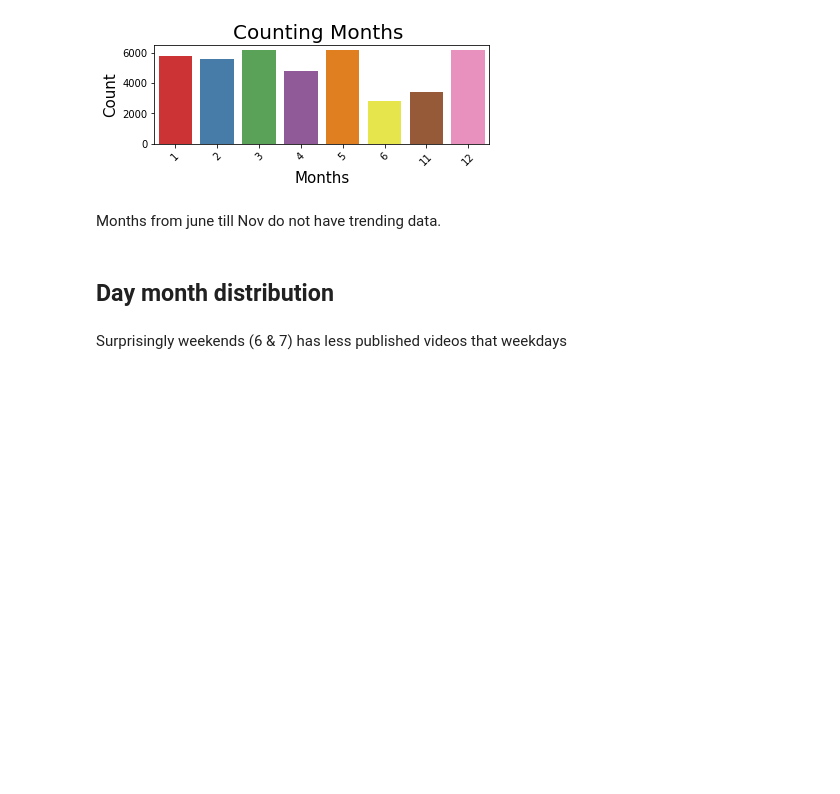
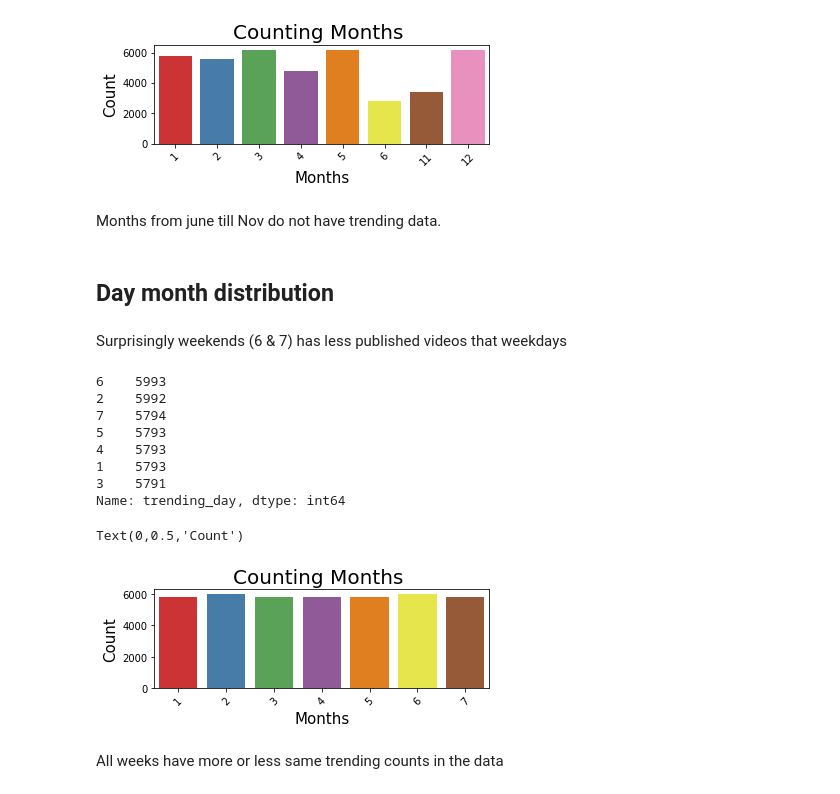
Before and after one commit to Tann10/YouTube, a Jupyter notebook: data-mining/EDA.ipynb, the cells around one changed output. Drawn from its saved outputs; the diff is of its cells as text; code cells hidden in the pictures; blank space fills up the shorter version.

Commit message:
Added for trending date

```diff
--- a/data-mining/EDA.ipynb
+++ b/data-mining/EDA.ipynb
@@ -136,3 +136,26 @@ g.set_xlabel("Months", fontsize=15)
 g.set_ylabel("Count", fontsize=15)
 # %% [markdown]
 Surprisingly weekends (6 & 7) has less published videos that weekdays
+# %%
+unprocessed_df['trending_day'] = unprocessed_df['trending_date'].dt.dayofweek+1
+
+print(unprocessed_df['trending_day'].value_counts())
+plt.subplot(211)
+g = sns.countplot('trending_day', data=unprocessed_df, palette="Set1")
+g.set_xticklabels(g.get_xticklabels(),rotation=45)
+g.set_title("Counting Months ", fontsize=20)
+g.set_xlabel("Months", fontsize=15)
+g.set_ylabel("Count", fontsize=15)
+# %% [output]
+6    5993
+2    5992
+7    5794
+5    5793
+4    5793
+1    5793
+3    5791
+Name: trending_day, dtype: int64
+Text(0,0.5,'Count')
+[figure, added]
+# %% [markdown]
+All weeks have more or less same trending counts in the data
```
Also changed, not shown: parts of 1 cell of this notebook.
